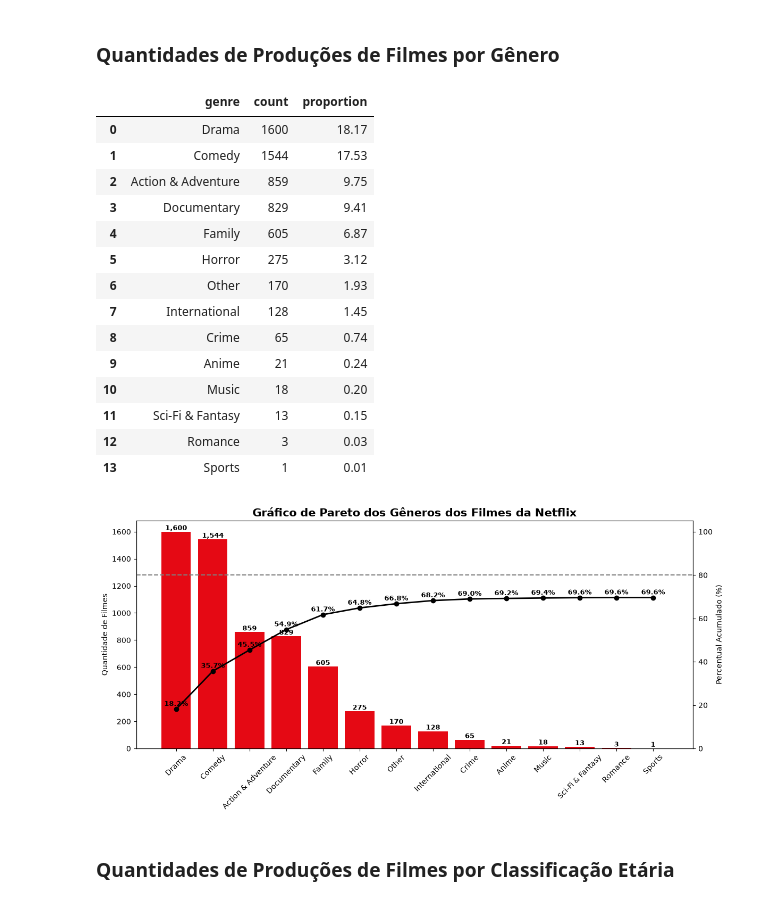
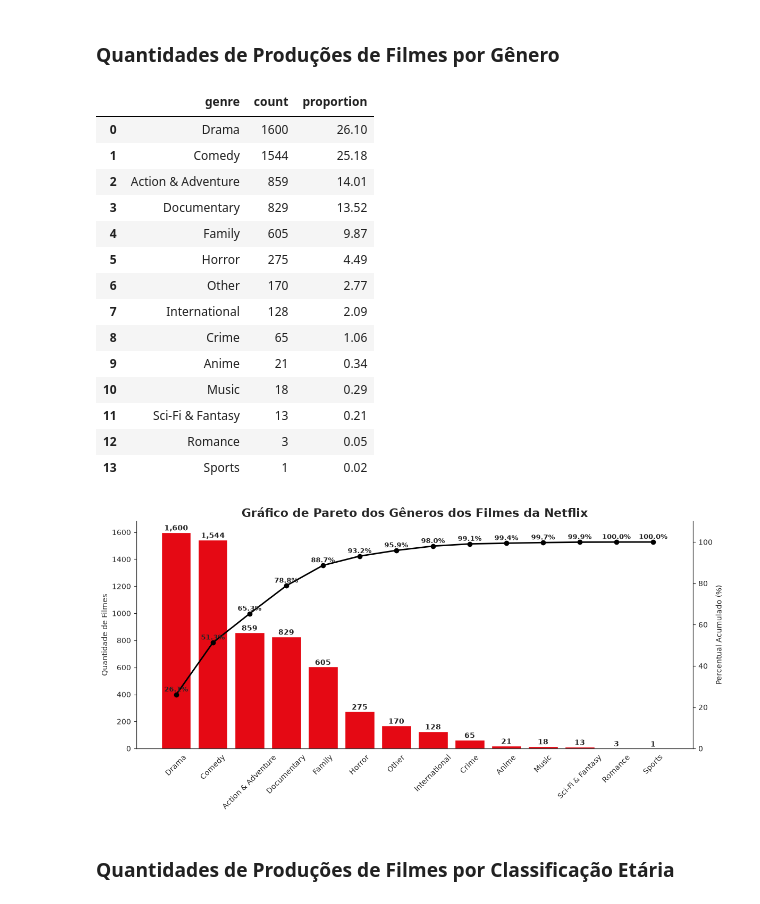
Before and after one commit to thiagoishie/netflix, a Jupyter notebook: notebooks/ETL_EDA.ipynb, the cells around one changed output. Cells and saved outputs as stored; diff of their text form; code cells hidden in the pictures.

```diff
--- a/notebooks/ETL_EDA.ipynb
+++ b/notebooks/ETL_EDA.ipynb
@@ -288,58 +339,89 @@ plt.show()
 ### Quantidades de Produções de Filmes por Gênero
 # %%
 movies_genre = netflix_movies['genre'].value_counts().reset_index()
-movies_genre['proportion'] = (movies_genre['count'] / netflix_type['count'].sum() * 100).round(2)
+movies_genre['proportion'] = (movies_genre['count'] / movies_genre['count'].sum() * 100).round(2)
 movies_genre
 # %% [output]
 |  | genre | count | proportion |
-| 0 | Drama | 1600 | 18.17 |
-| 1 | Comedy | 1544 | 17.53 |
-| 2 | Action & Adventure | 859 | 9.75 |
-| 3 | Documentary | 829 | 9.41 |
-| 4 | Family | 605 | 6.87 |
-| 5 | Horror | 275 | 3.12 |
-| 6 | Other | 170 | 1.93 |
-| 7 | International | 128 | 1.45 |
-| 8 | Crime | 65 | 0.74 |
-| 9 | Anime | 21 | 0.24 |
-| 10 | Music | 18 | 0.20 |
-| 11 | Sci-Fi & Fantasy | 13 | 0.15 |
-| 12 | Romance | 3 | 0.03 |
-| 13 | Sports | 1 | 0.01 |
+| 0 | Drama | 1600 | 26.10 |
+| 1 | Comedy | 1544 | 25.18 |
+| 2 | Action & Adventure | 859 | 14.01 |
+| 3 | Documentary | 829 | 13.52 |
+| 4 | Family | 605 | 9.87 |
+| 5 | Horror | 275 | 4.49 |
+| 6 | Other | 170 | 2.77 |
+| 7 | International | 128 | 2.09 |
+| 8 | Crime | 65 | 1.06 |
+| 9 | Anime | 21 | 0.34 |
+| 10 | Music | 18 | 0.29 |
+| 11 | Sci-Fi & Fantasy | 13 | 0.21 |
+| 12 | Romance | 3 | 0.05 |
+| 13 | Sports | 1 | 0.02 |
 # %%
+# Percentual acumulado
+movies_genre['cumulative'] = movies_genre['proportion'].cumsum()
+
+# Gráfico
 fig, ax1 = plt.subplots(figsize=(12, 6))
 
-bars = ax1.bar(movies_genre['genre'], movies_genre['count'], color='#E50914')
+bars = ax1.bar(
+    movies_genre['genre'],
+    movies_genre['count'],
+    color='#E50914'
+)
 
+# Quantidades nas barras
 for bar in bars:
-    ax1.text(bar.get_x() + bar.get_width()/2, bar.get_height(), f'{int(bar.get_height()):,}', ha='center', va='bottom', fontsize=9, fontweight='bold')
+    ax1.text(
+        bar.get_x() + bar.get_width() / 2,
+        bar.get_height(),
+        f'{int(bar.get_height()):,}',
+        ha='center',
+        va='bottom',
+        fontsize=10,
+        fontweight='bold'
+    )
 
 ax1.set_ylabel('Quantidade de Filmes')
 ax1.tick_params(axis='x', rotation=45)
 ax1.spines['top'].set_visible(False)
 
+# Linha do Pareto
 ax2 = ax1.twinx()
 
 ax2.plot(
     movies_genre['genre'],
-    movies_genre['proportion'].cumsum(),
+    movies_genre['cumulative'],
     color='black',
     marker='o',
     linewidth=2
 )
 
-for i, value in enumerate(movies_genre['proportion'].cumsum()):
-    ax2.text(i, value + 1.5, f'{value:.1f}%', ha='center', fontsize=9, fontweight='bold')
+# Percentuais acumulados
+for i, value in enumerate(movies_genre['cumulative']):
+    ax2.text(
+        i,
+        value + 1.5,
+        f'{value:.1f}%',
+        ha='center',
+        fontsize=9,
+        fontweight='bold'
+    )
 
-ax2.axhline(y=80, color='gray', linestyle='--', linewidth=1.5)
 ax2.set_ylabel('Percentual Acumulado (%)')
-ax2.set_ylim(0, 105)
+ax2.set_ylim(0, 110)
+ax2.spines['top'].set_visible(False)
 
-plt.title('Gráfico de Pareto dos Gêneros dos Filmes da Netflix', fontsize=15, fontweight='bold')
+plt.title(
+    'Gráfico de Pareto dos Gêneros dos Filmes da Netflix',
+    fontsize=16,
+    fontweight='bold'
+)
+
 plt.tight_layout()
 plt.show()
 # %% [output]
-[figure, old version]
+[figure, new version]
 # %% [markdown]
 ### Quantidades de Produções de Filmes por Classificação Etária
 # %%
```
Also changed, not shown: parts of 6 cells of this notebook, 1 other file.
